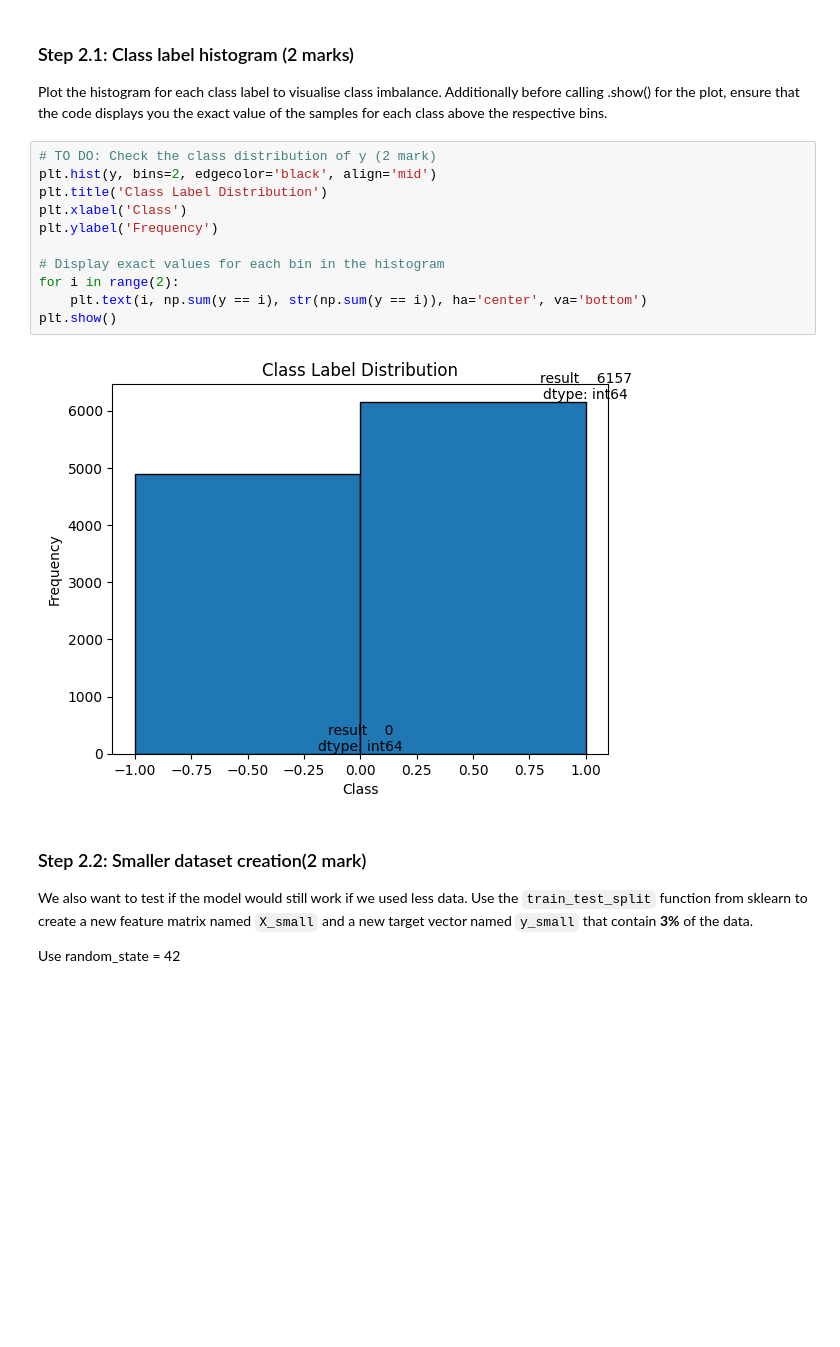
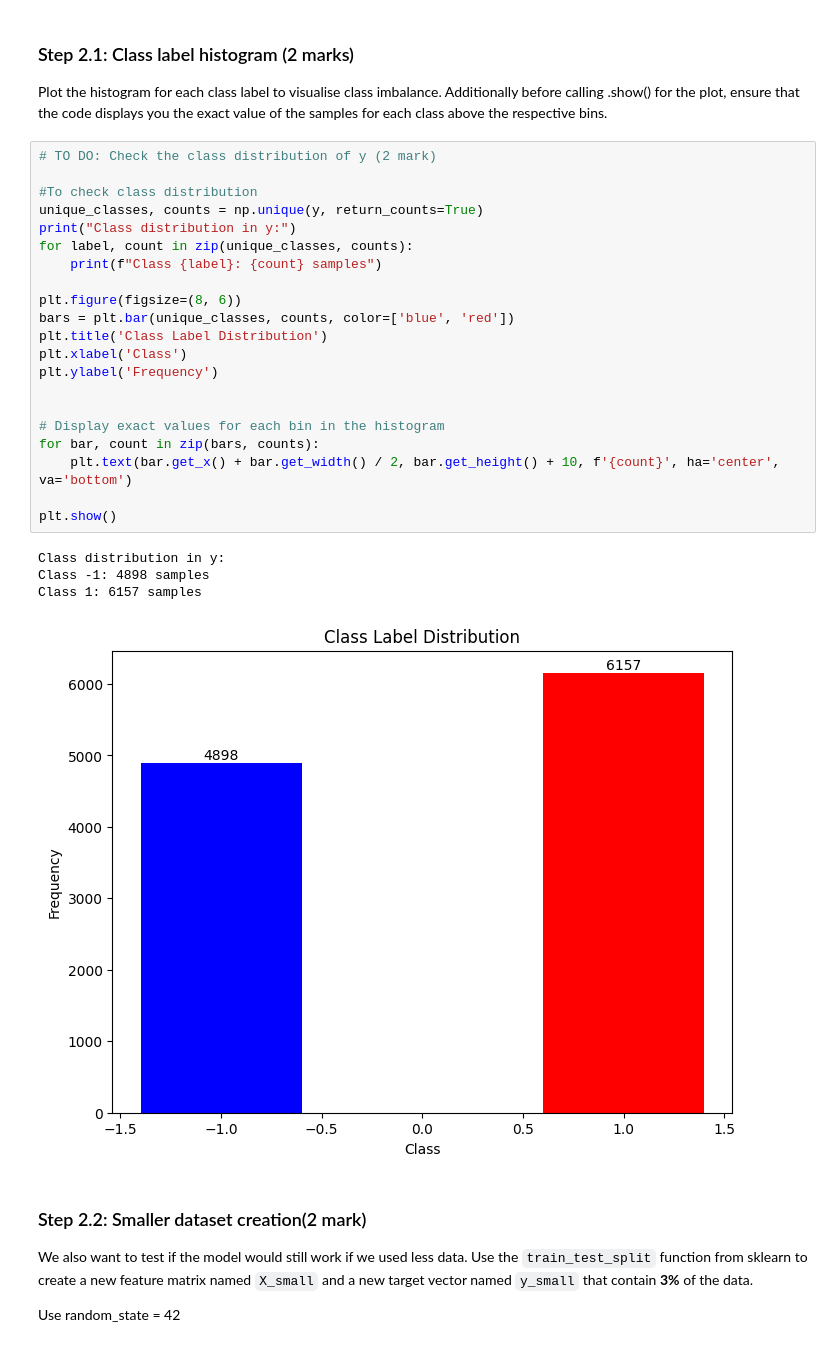
Before and after one commit to ObehiEdeoghon/engg680_2024_fall, a Jupyter notebook: Lab_Assignment3/Assignment3.ipynb, the cells around one changed output. Drawn from its saved outputs; the diff is of its cells as text; blank space fills up the shorter version.

```diff
--- a/Lab_Assignment3/Assignment3.ipynb
+++ b/Lab_Assignment3/Assignment3.ipynb
@@ -439,17 +443,30 @@ Size of y: (11055, 1)
 Plot the histogram for each class label to visualise class imbalance. Additionally before calling .show() for the plot, ensure that the code displays you the exact value of the samples for each class above the respective bins.
 # %%
 # TO DO: Check the class distribution of y (2 mark)
-plt.hist(y, bins=2, edgecolor='black', align='mid')
+
+#To check class distribution
+unique_classes, counts = np.unique(y, return_counts=True)
+print("Class distribution in y:")
+for label, count in zip(unique_classes, counts):
+    print(f"Class {label}: {count} samples")
+
+plt.figure(figsize=(8, 6))
+bars = plt.bar(unique_classes, counts, color=['blue', 'red'])
 plt.title('Class Label Distribution')
 plt.xlabel('Class')
 plt.ylabel('Frequency')
 
+
 # Display exact values for each bin in the histogram
-for i in range(2):
-    plt.text(i, np.sum(y == i), str(np.sum(y == i)), ha='center', va='bottom')
+for bar, count in zip(bars, counts):
+    plt.text(bar.get_x() + bar.get_width() / 2, bar.get_height() + 10, f'{count}', ha='center', va='bottom')
+
 plt.show()
 # %% [output]
+Class distribution in y:
+Class -1: 4898 samples
+Class 1: 6157 samples
-[figure, old version]
+[figure, new version]
 # %% [markdown]
 ### Step 2.2: Smaller dataset creation(2 mark)
 
```
Also changed, not shown: parts of 3 cells of this notebook.
